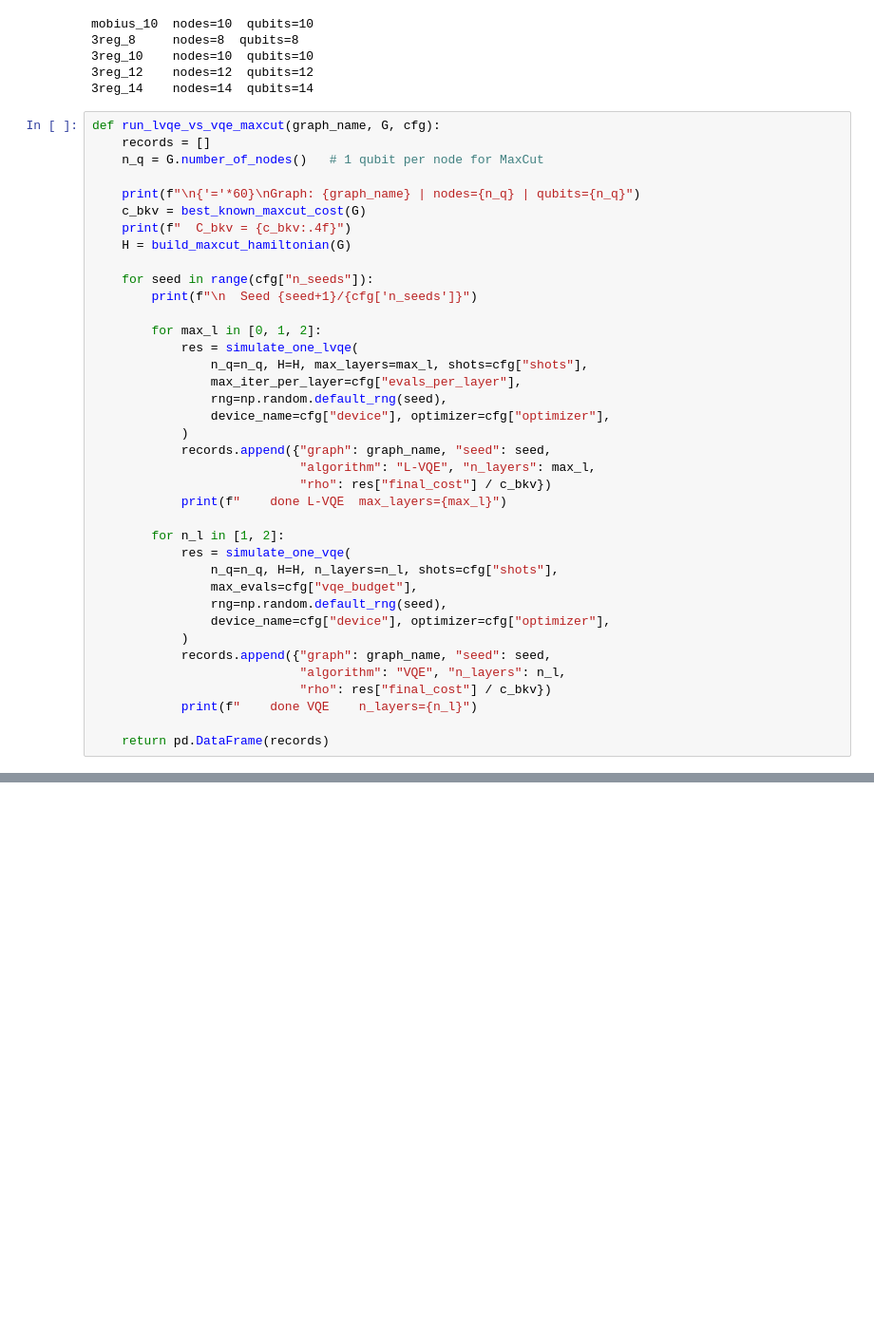
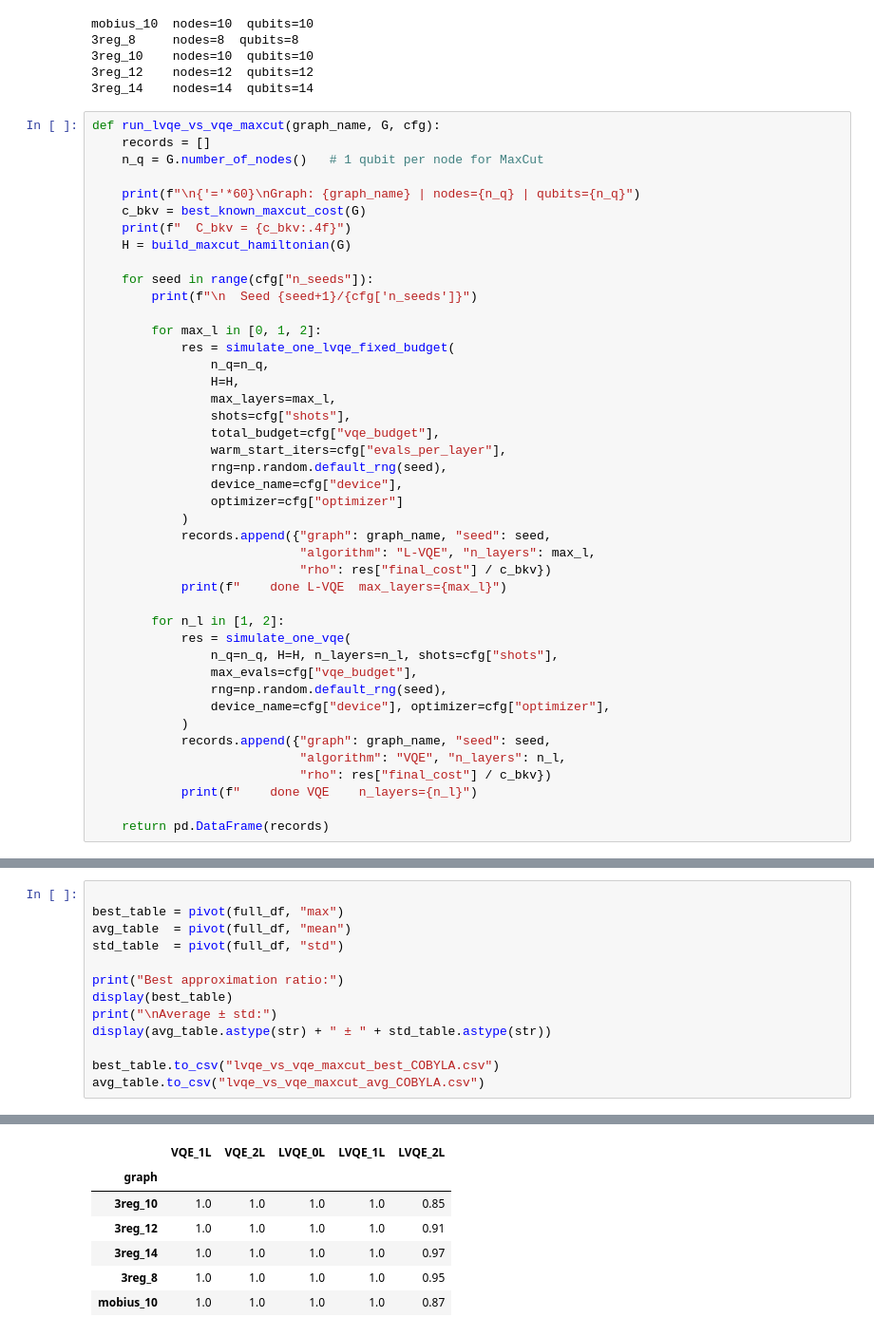
Before and after one commit to myriamcg/layered_vqe, a Jupyter notebook: sprint/02_lvqe_vs_vqe_MaxCut_Analysis.ipynb, the cells around one changed output, grey strips where cells are left out. Shown at 95% size. Drawn from its saved outputs; the diff is of its cells as text; blank space fills up the shorter version.

```diff
--- a/sprint/02_lvqe_vs_vqe_MaxCut_Analysis.ipynb
+++ b/sprint/02_lvqe_vs_vqe_MaxCut_Analysis.ipynb
@@ -62,11 +62,16 @@ def run_lvqe_vs_vqe_maxcut(graph_name, G, cfg):
         print(f"\n  Seed {seed+1}/{cfg['n_seeds']}")
 
         for max_l in [0, 1, 2]:
-            res = simulate_one_lvqe(
-                n_q=n_q, H=H, max_layers=max_l, shots=cfg["shots"],
-                max_iter_per_layer=cfg["evals_per_layer"],
+            res = simulate_one_lvqe_fixed_budget(
+                n_q=n_q,
+                H=H,
+                max_layers=max_l,
+                shots=cfg["shots"],
+                total_budget=cfg["vqe_budget"],
+                warm_start_iters=cfg["evals_per_layer"],
                 rng=np.random.default_rng(seed),
-                device_name=cfg["device"], optimizer=cfg["optimizer"],
+                device_name=cfg["device"],
+                optimizer=cfg["optimizer"]
             )
             records.append({"graph": graph_name, "seed": seed,
                             "algorithm": "L-VQE", "n_layers": max_l,
@@ -250,0 +382,14 @@ plt.show()
+# %%
+
+best_table = pivot(full_df, "max")
+avg_table  = pivot(full_df, "mean")
+std_table  = pivot(full_df, "std")
+
+print("Best approximation ratio:")
+display(best_table)
+print("\nAverage ± std:")
+display(avg_table.astype(str) + " ± " + std_table.astype(str))
+
+best_table.to_csv("lvqe_vs_vqe_maxcut_best_COBYLA.csv")
+avg_table.to_csv("lvqe_vs_vqe_maxcut_avg_COBYLA.csv")
+# %% [output]
@@ -250,0 +397,7 @@ plt.show()
+|  | VQE_1L | VQE_2L | LVQE_0L | LVQE_1L | LVQE_2L |
+| graph |  |  |  |  |  |
+| 3reg_10 | 1.0 | 1.0 | 1.0 | 1.0 | 0.85 |
+| 3reg_12 | 1.0 | 1.0 | 1.0 | 1.0 | 0.91 |
+| 3reg_14 | 1.0 | 1.0 | 1.0 | 1.0 | 0.97 |
+| 3reg_8 | 1.0 | 1.0 | 1.0 | 1.0 | 0.95 |
+| mobius_10 | 1.0 | 1.0 | 1.0 | 1.0 | 0.87 |
```
Also changed, not shown: parts of 9 cells of this notebook, 7 other files.
